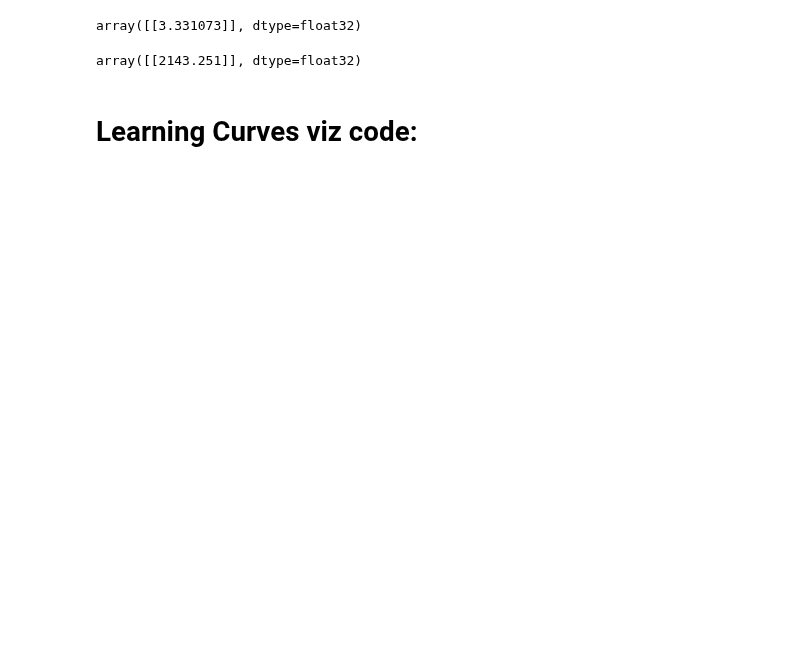
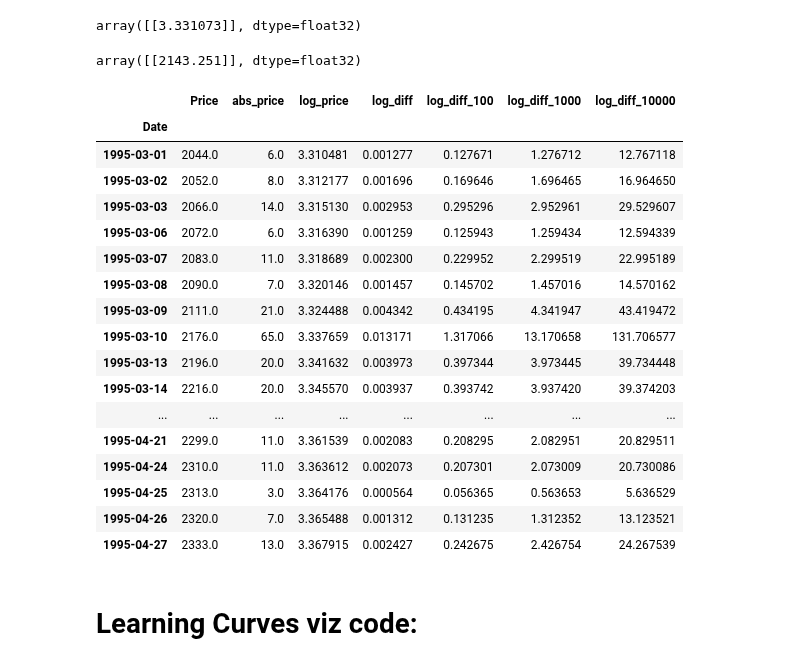
Before and after one commit to LeibnizianOptimist/bdi_predict, a Jupyter notebook: notebooks/Univariate Model v2 LOG DIFFERENCE PREDICTOR.ipynb, the cells around one changed output. Drawn from its saved outputs; the diff is of its cells as text; code cells hidden in the pictures; blank space fills up the shorter version.

```diff
--- a/notebooks/Univariate Model v2 LOG DIFFERENCE PREDICTOR.ipynb
+++ b/notebooks/Univariate Model v2 LOG DIFFERENCE PREDICTOR.ipynb
@@ -404,6 +394,27 @@ array([[3.331073]], dtype=float32)
 10**y_pred_log_price_2
 # %% [output]
 array([[2143.251]], dtype=float32)
+# %%
+df.iloc[40:80]
+# %% [output]
+|  | Price | abs_price | log_price | log_diff | log_diff_100 | log_diff_1000 | log_diff_10000 |
+| Date |  |  |  |  |  |  |  |
+| 1995-03-01 | 2044.0 | 6.0 | 3.310481 | 0.001277 | 0.127671 | 1.276712 | 12.767118 |
+| 1995-03-02 | 2052.0 | 8.0 | 3.312177 | 0.001696 | 0.169646 | 1.696465 | 16.964650 |
+| 1995-03-03 | 2066.0 | 14.0 | 3.315130 | 0.002953 | 0.295296 | 2.952961 | 29.529607 |
+| 1995-03-06 | 2072.0 | 6.0 | 3.316390 | 0.001259 | 0.125943 | 1.259434 | 12.594339 |
+| 1995-03-07 | 2083.0 | 11.0 | 3.318689 | 0.002300 | 0.229952 | 2.299519 | 22.995189 |
+| 1995-03-08 | 2090.0 | 7.0 | 3.320146 | 0.001457 | 0.145702 | 1.457016 | 14.570162 |
+| 1995-03-09 | 2111.0 | 21.0 | 3.324488 | 0.004342 | 0.434195 | 4.341947 | 43.419472 |
+| 1995-03-10 | 2176.0 | 65.0 | 3.337659 | 0.013171 | 1.317066 | 13.170658 | 131.706577 |
+| 1995-03-13 | 2196.0 | 20.0 | 3.341632 | 0.003973 | 0.397344 | 3.973445 | 39.734448 |
+| 1995-03-14 | 2216.0 | 20.0 | 3.345570 | 0.003937 | 0.393742 | 3.937420 | 39.374203 |
+| ... | ... | ... | ... | ... | ... | ... | ... |
+| 1995-04-21 | 2299.0 | 11.0 | 3.361539 | 0.002083 | 0.208295 | 2.082951 | 20.829511 |
+| 1995-04-24 | 2310.0 | 11.0 | 3.363612 | 0.002073 | 0.207301 | 2.073009 | 20.730086 |
+| 1995-04-25 | 2313.0 | 3.0 | 3.364176 | 0.000564 | 0.056365 | 0.563653 | 5.636529 |
+| 1995-04-26 | 2320.0 | 7.0 | 3.365488 | 0.001312 | 0.131235 | 1.312352 | 13.123521 |
+| 1995-04-27 | 2333.0 | 13.0 | 3.367915 | 0.002427 | 0.242675 | 2.426754 | 24.267539 |
 # %% [markdown]
 # Learning Curves viz code:
 # %%
```
Also changed, not shown: parts of 10 cells of this notebook, 5 other files.
